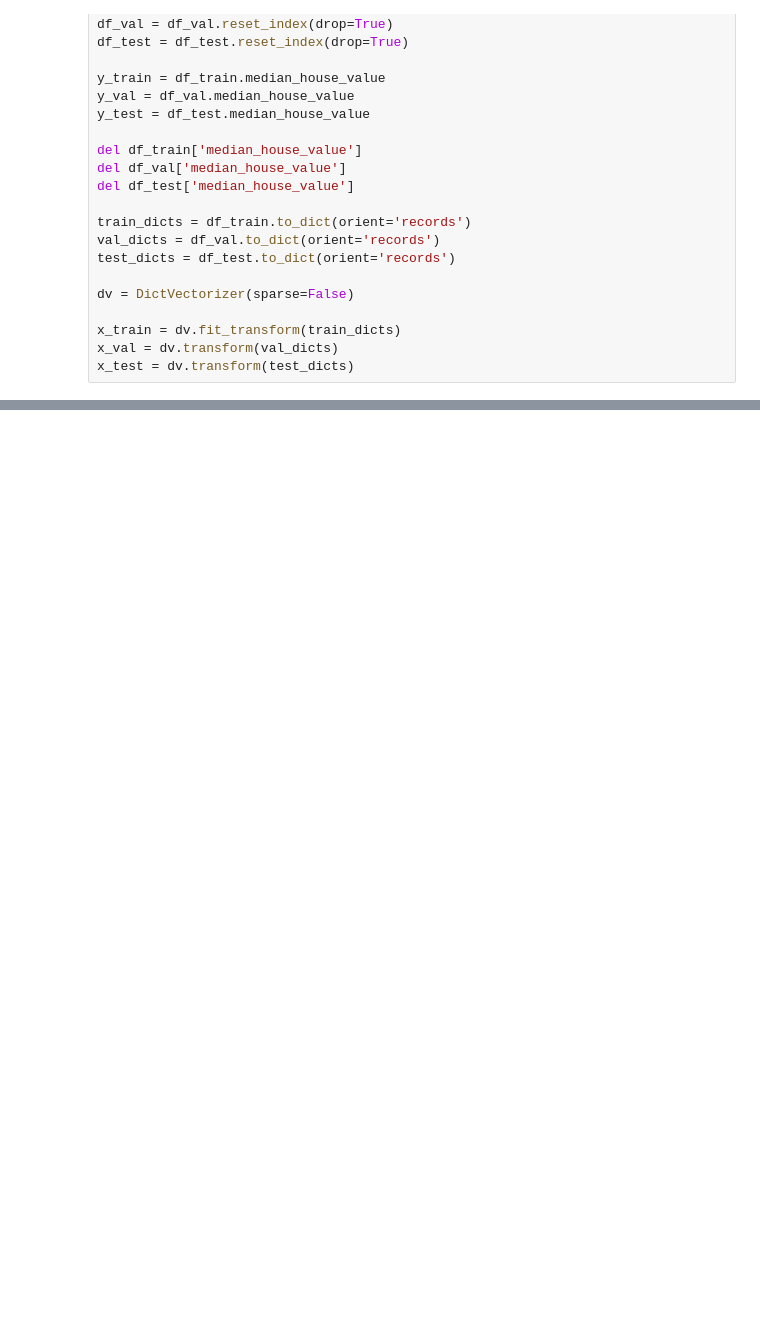
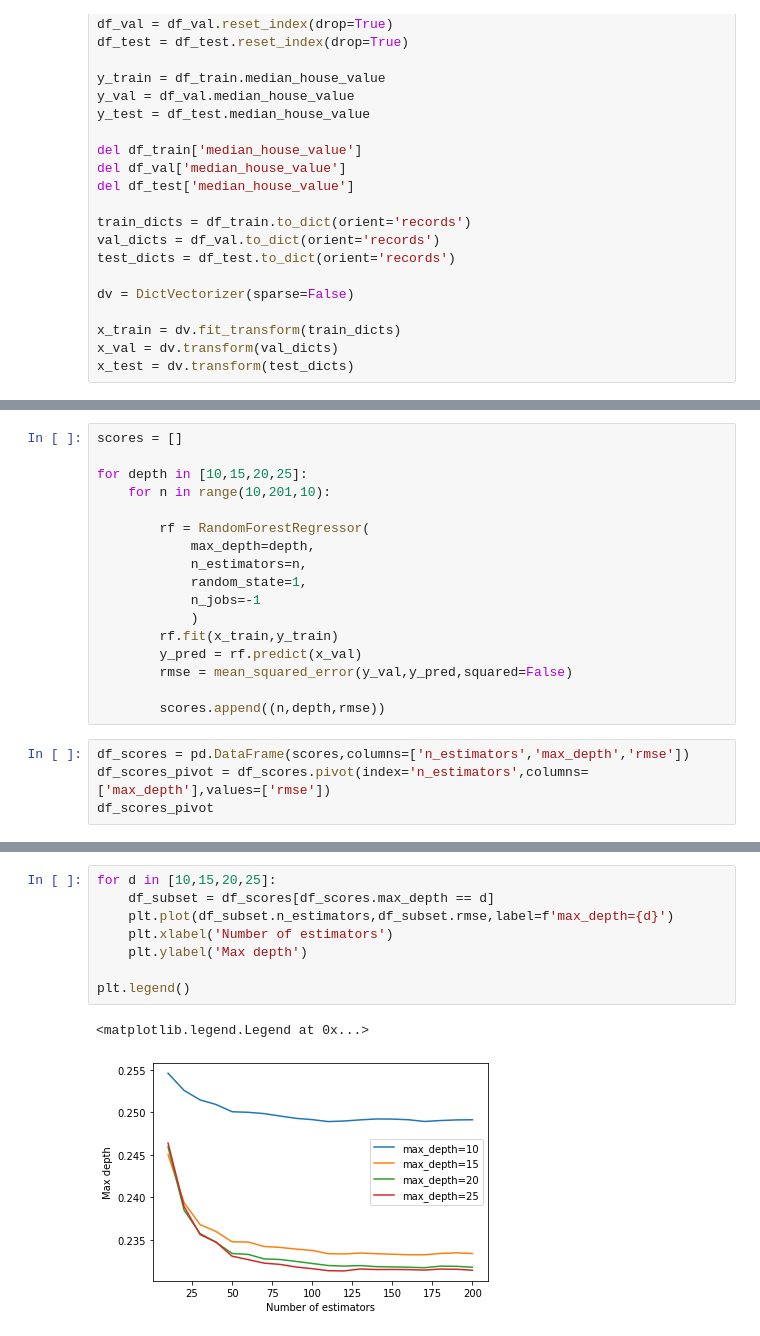
Before and after one commit to Micky373/ml_zoomcamp, a Jupyter notebook: week_6/homework_6/homework_6.ipynb, the cells around one changed output, grey strips where cells are left out. Saved outputs shown, nothing was run; the diff lists cells and outputs as text; blank space fills up the shorter version.

```diff
--- a/week_6/homework_6/homework_6.ipynb
+++ b/week_6/homework_6/homework_6.ipynb
@@ -139,0 +277,21 @@ x_test = dv.transform(test_dicts)
+# %%
+scores = []
+
+for depth in [10,15,20,25]:
+    for n in range(10,201,10):
+
+        rf = RandomForestRegressor(
+            max_depth=depth,
+            n_estimators=n,
+            random_state=1,
+            n_jobs=-1
+            )
+        rf.fit(x_train,y_train)
+        y_pred = rf.predict(x_val)
+        rmse = mean_squared_error(y_val,y_pred,squared=False)
+
+        scores.append((n,depth,rmse))
+# %%
+df_scores = pd.DataFrame(scores,columns=['n_estimators','max_depth','rmse'])
+df_scores_pivot = df_scores.pivot(index='n_estimators',columns=['max_depth'],values=['rmse'])
+df_scores_pivot
@@ -139,0 +318,11 @@ x_test = dv.transform(test_dicts)
+# %%
+for d in [10,15,20,25]:
+    df_subset = df_scores[df_scores.max_depth == d]
+    plt.plot(df_subset.n_estimators,df_subset.rmse,label=f'max_depth={d}')
+    plt.xlabel('Number of estimators')
+    plt.ylabel('Max depth')
+
+plt.legend()
+# %% [output]
+<matplotlib.legend.Legend at 0x...>
+[figure, added]
```
Also changed, not shown: parts of 27 cells of this notebook, 1 other file.
